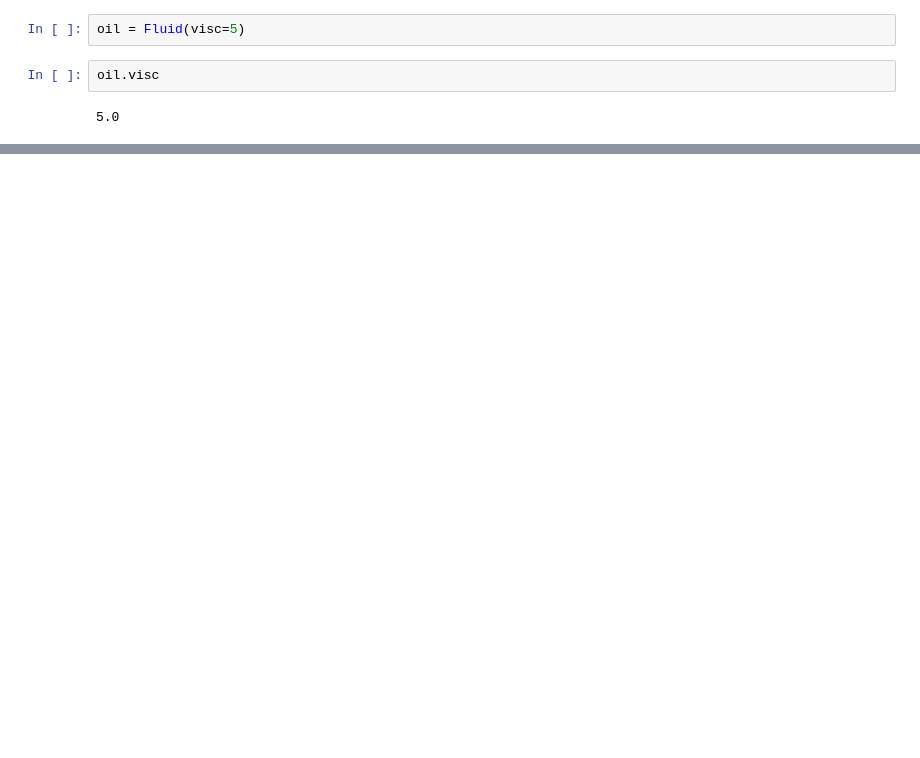
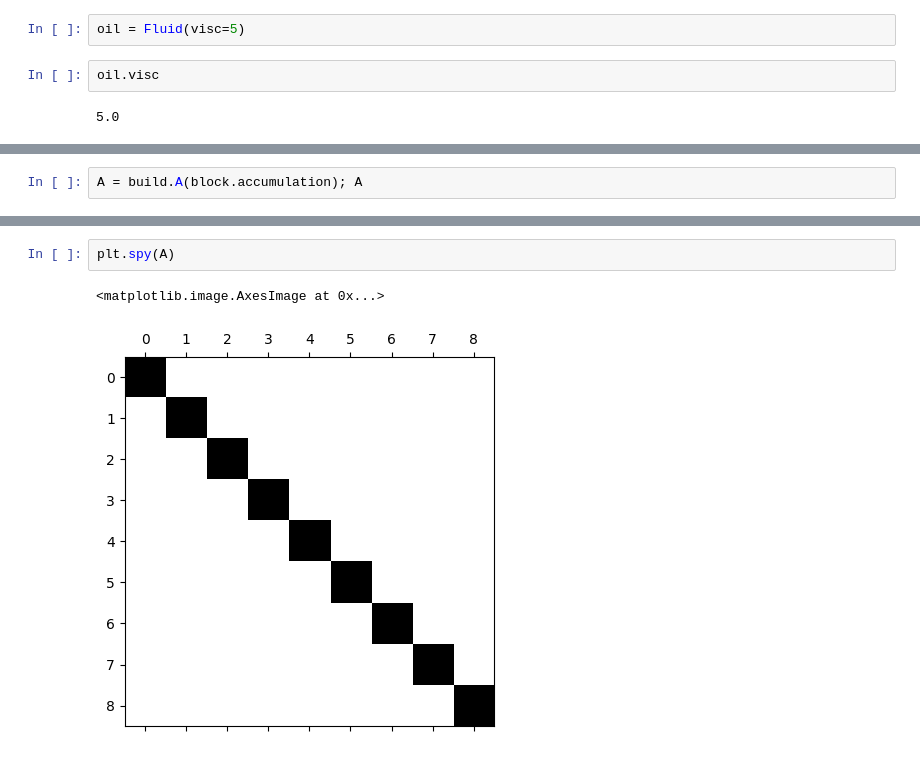
Before and after one commit to jshiriyev/reservoir-simulation, a Jupyter notebook: docs/chapter_04_multidimensional_reservoir_domain/03_2D_solvers_control_volume.ipynb, the cells around one changed output, grey strips where cells are left out. Cells and saved outputs as stored; diff of their text form; blank space fills up the shorter version.

```diff
--- a/docs/chapter_04_multidimensional_reservoir_domain/03_2D_solvers_control_volume.ipynb
+++ b/docs/chapter_04_multidimensional_reservoir_domain/03_2D_solvers_control_volume.ipynb
@@ -334,0 +533,2 @@ A = np.zeros((9,9))
+# %%
+A = build.A(block.accumulation); A
@@ -334,0 +553,5 @@ A = np.zeros((9,9))
+# %%
+plt.spy(A)
+# %% [output]
+<matplotlib.image.AxesImage at 0x...>
+[figure, added]
```
Also changed, not shown: parts of 70 cells of this notebook, 35 other files.
